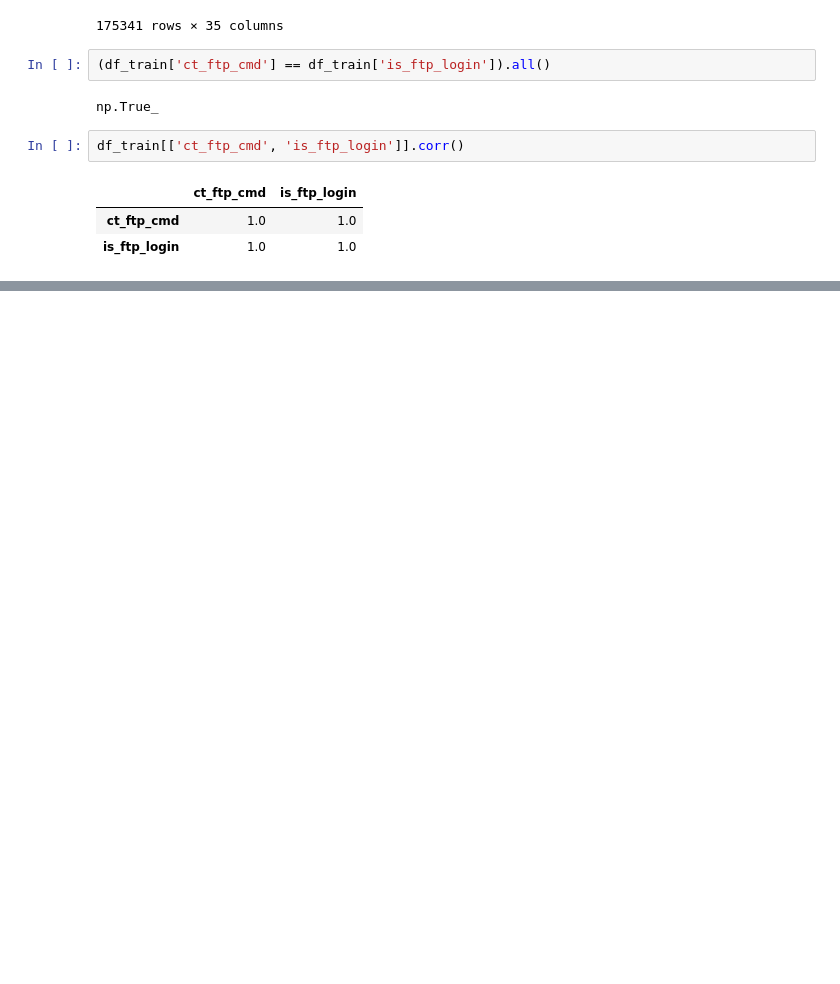
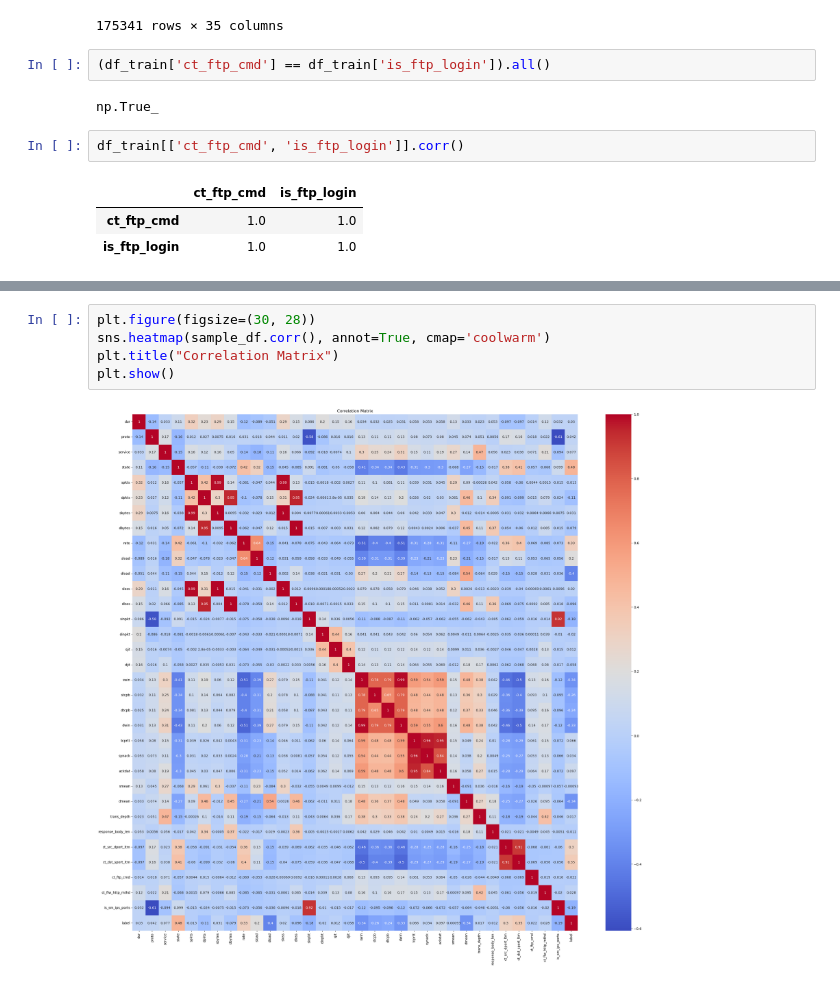
Before and after one commit to yuvraj619/Network_intrusion_detection_system, a Jupyter notebook: project_1(network_intrution).ipynb, the cells around one changed output, grey strips where cells are left out. Saved outputs shown, nothing was run; the diff lists cells and outputs as text; blank space fills up the shorter version.

```diff
--- a/project_1(network_intrution).ipynb
+++ b/project_1(network_intrution).ipynb
@@ -269,0 +311,7 @@ df_train[['ct_ftp_cmd', 'is_ftp_login']].corr()
+# %%
+plt.figure(figsize=(30, 28))
+sns.heatmap(sample_df.corr(), annot=True, cmap='coolwarm')
+plt.title("Correlation Matrix")
+plt.show()
+# %% [output]
+[figure, added]
```
Also changed, not shown: parts of 9 cells of this notebook.
